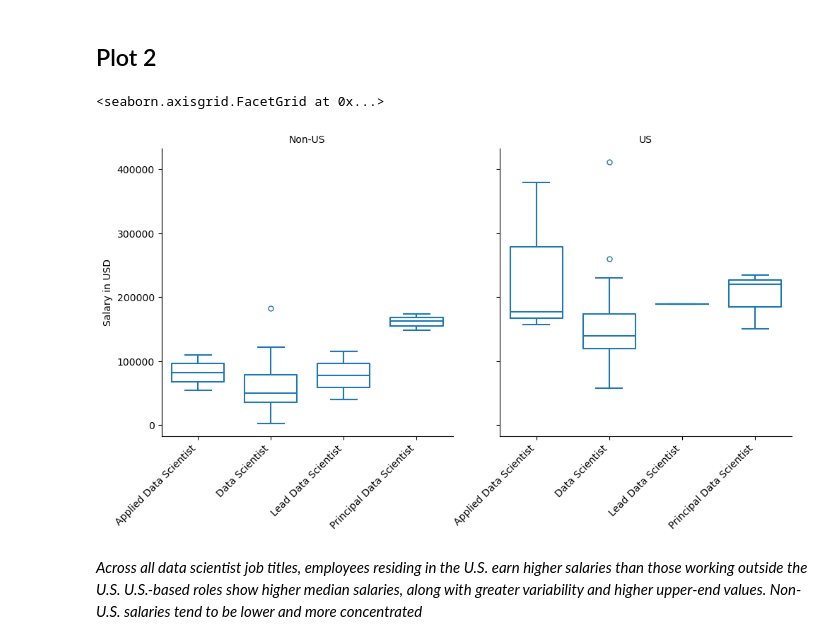
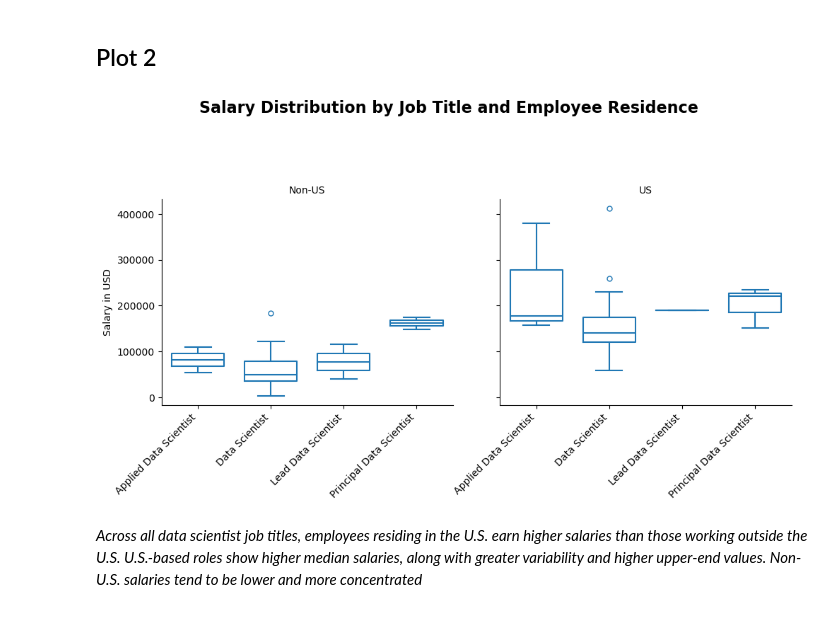
Before and after one commit to Evebarr20/DSE5002_Project1, a Jupyter notebook: Project_01.ipynb, the cells around one changed output. Drawn from its saved outputs; the diff is of its cells as text; code cells hidden in the pictures.

```diff
--- a/Project_01.ipynb
+++ b/Project_01.ipynb
@@ -658,26 +786,39 @@ location_df_avg
 # %% [markdown]
 ## Plot 2
 # %%
-# create boxplot
-location_plot = sns.catplot(
-    data = location_df,
+# ------------------------------------------------------------
+# Plot: Salary distribution by job title and employee residence
+# (US vs Non-US) using boxplots
+# ------------------------------------------------------------
+
+salary_by_residence_plot = sns.catplot(
+    data = ds_location_analysis,
     x = "job_title",
     y = "salary_in_usd",
-    col = "location_group",
+    col = "location_group", # Separate plots for US vs Non-US
     kind = "box",
-    col_wrap = 2,
-    fill = False,
-    gap = .1
+    col_wrap = 2, # Arrange facets in two columns
+    fill = False, # Outline-only boxes for clarity
+    gap = .1      # Small spacing between categories
 )
 
 # Rotate job title labels for readability
-location_plot.set_xticklabels(rotation = 45, ha = "right")
+salary_by_residence_plot.set_xticklabels(rotation = 45, ha = "right")
 
-# labels
-location_plot.set_axis_labels("", "Salary in USD")
-location_plot.set_titles("{col_name}")
+# Set axis labels and facet titles
+salary_by_residence_plot.set_axis_labels("", "Salary in USD")
+salary_by_residence_plot.set_titles("{col_name}")
+
+# Add an overall title above all facets
+salary_by_residence_plot.fig.suptitle(
+    "Salary Distribution by Job Title and Employee Residence",
+    fontsize=16,
+    fontweight="bold"
+)
+
+# Adjust spacing so the title doesn't overlap the plots
+salary_by_residence_plot.fig.subplots_adjust(top=0.70)
 # %% [output]
-<seaborn.axisgrid.FacetGrid at 0x...>
-[figure, old version]
+[figure, new version]
 # %% [markdown]
 *Across all data scientist job titles, employees residing in the U.S. earn higher salaries than those working outside the U.S. U.S.-based roles show higher median salaries, along with greater variability and higher upper-end values. Non-U.S. salaries tend to be lower and more concentrated*
```
Also changed, not shown: parts of 19 cells of this notebook, 2 other files.
